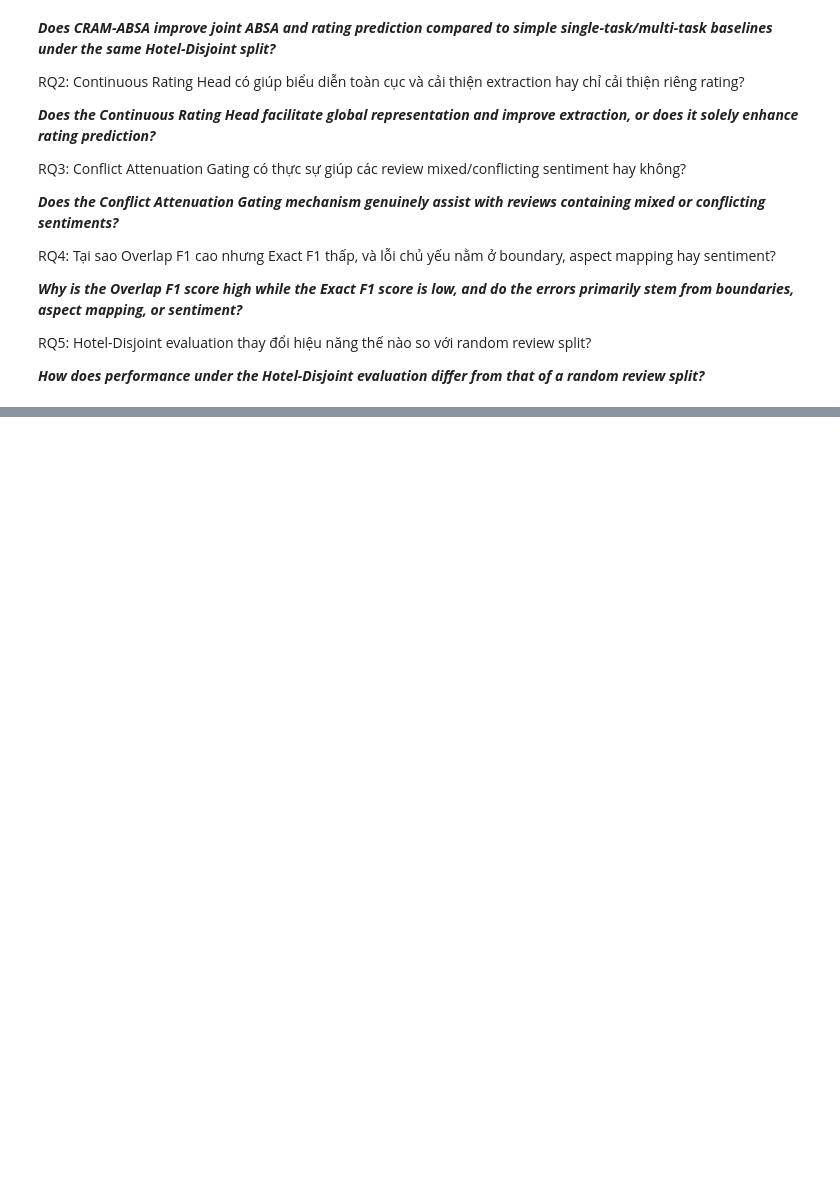
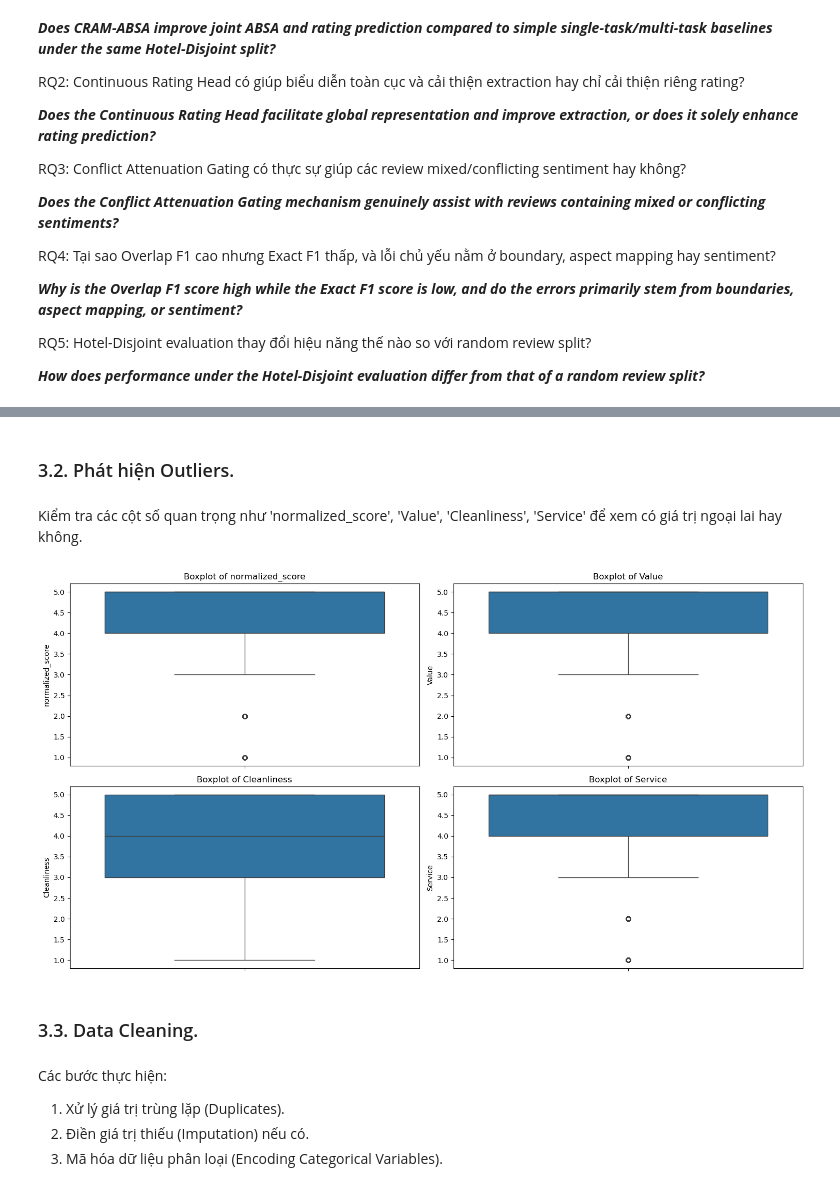
Before and after one commit to trietnguyen2611/Hotel-Review-AI-Chatbot, a Jupyter notebook: Project.ipynb, the cells around one changed output, grey strips where cells are left out. Saved outputs shown, nothing was run; the diff lists cells and outputs as text; code cells hidden in the pictures; blank space fills up the shorter version.

```diff
--- a/Project.ipynb
+++ b/Project.ipynb
@@ -164,0 +243,25 @@ RQ5: Hotel-Disjoint evaluation thay đổi hiệu năng thế nào so với rand
+# %% [markdown]
+### 3.2. Phát hiện Outliers.
+# %% [markdown]
+Kiểm tra các cột số quan trọng như 'normalized_score', 'Value', 'Cleanliness', 'Service' để xem có giá trị ngoại lai hay không.
+# %%
+# 3.2. Phát hiện Outliers
+numerical_cols = ['normalized_score', 'Value', 'Cleanliness', 'Service']
+
+plt.figure(figsize=(15, 8))
+for i, col in enumerate(numerical_cols, 1):
+    plt.subplot(2, 2, i)
+    sns.boxplot(y=df[col])
+    plt.title(f'Boxplot of {col}')
+plt.tight_layout()
+plt.show()
+# %% [output]
+[figure, added]
+# %% [markdown]
+### 3.3. Data Cleaning.
+# %% [markdown]
+Các bước thực hiện:
+
+1. Xử lý giá trị trùng lặp (Duplicates).
+2. Điền giá trị thiếu (Imputation) nếu có.
+3. Mã hóa dữ liệu phân loại (Encoding Categorical Variables).
```
Also changed, not shown: parts of 7 cells of this notebook.
